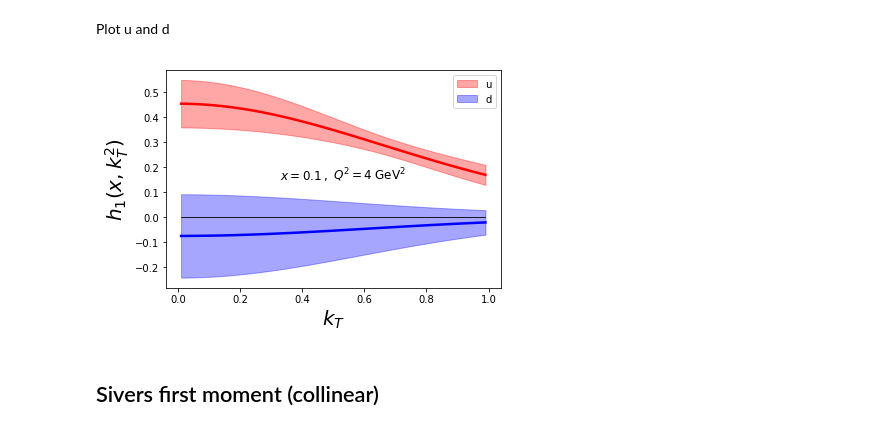
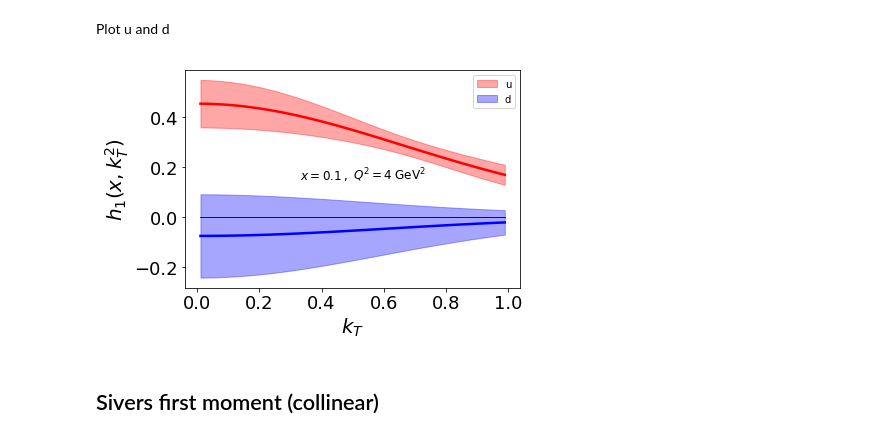
Before and after one commit to QCDHUB/jam3dlib, a Jupyter notebook: example.ipynb, the cells around one changed output. Drawn from its saved outputs; the diff is of its cells as text; code cells hidden in the pictures.

```diff
--- a/example.ipynb
+++ b/example.ipynb
@@ -182,25 +236,26 @@ ddkT = np.std(d_repkT,axis=0)
 # %%
 ax=py.subplot(111)
 ax.fill_between(KT,(ukT-dukT),(ukT+dukT),color="r",alpha=0.35,label='u')
 ax.fill_between(KT,(dkT-ddkT),(dkT+ddkT),color="b",alpha=0.35,label='d')
 
 
 ax.plot(X,X*0,color="k",linewidth=0.85)
 
 ax.plot(KT,ukT,color="r",linewidth=2.5)
 ax.plot(KT,dkT,color="b",linewidth=2.5)
 
 ax.legend()
 
 ax.set_ylabel(r'$h_1(x,k_T^2)$',size=20)
 ax.set_xlabel(r'$k_T$',size=20)
 ax.text(0.33,0.15,r'$x=0.1\,,$',fontsize=12)
 ax.text(0.5,0.15,r'$Q^2=4\; {\rm GeV}^2$',fontsize=12)
+ax.tick_params(labelsize=18)
 
 
 py.show()
 # %% [output]
-[figure, old version]
+[figure, new version]
 # %% [markdown]
 ## Sivers first moment (collinear)
 # %% [markdown]
```
Also changed, not shown: parts of 14 cells of this notebook, 1 other file.
